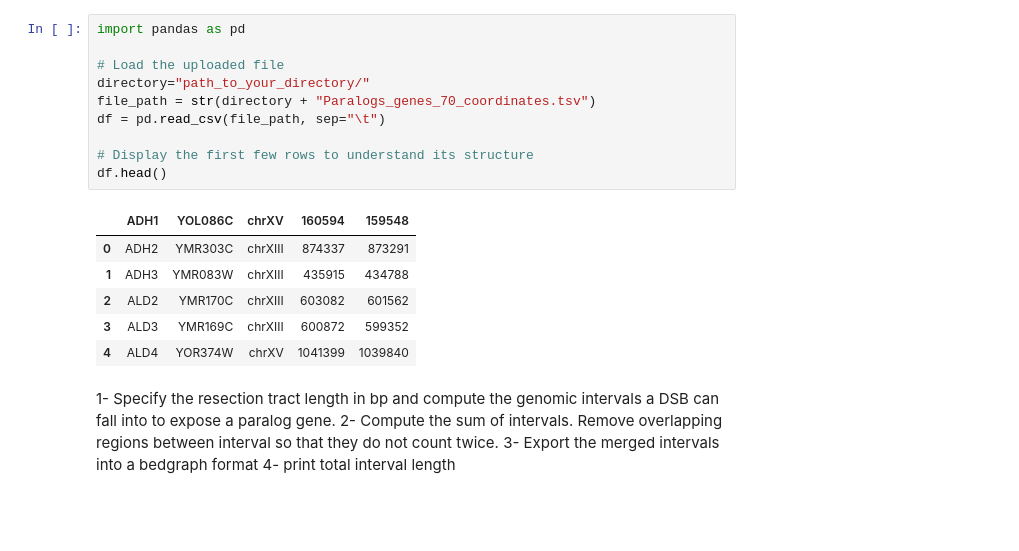
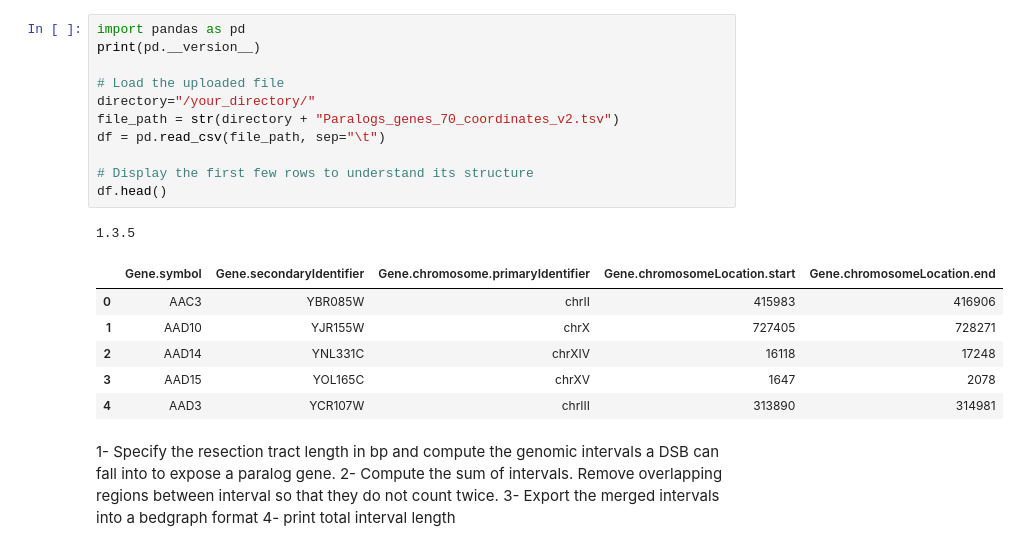
Before and after one commit to Piazzalab/Djeghmoum2025, a Jupyter notebook: Script_paralogs_resection.ipynb, the cells around one changed output. Saved outputs shown, nothing was run; the diff lists cells and outputs as text; blank space fills up the shorter version.

Commit message:
Add files via upload
Revised version of the scripts and input data

```diff
--- a/Script_paralogs_resection.ipynb
+++ b/Script_paralogs_resection.ipynb
@@ -1,20 +1,22 @@
 # %%
 import pandas as pd
+print(pd.__version__)
 
 # Load the uploaded file
-directory="path_to_your_directory/"
-file_path = str(directory + "Paralogs_genes_70_coordinates.tsv")
+directory="/your_directory/"
+file_path = str(directory + "Paralogs_genes_70_coordinates_v2.tsv")
 df = pd.read_csv(file_path, sep="\t")
 
 # Display the first few rows to understand its structure
 df.head()
 # %% [output]
+1.3.5
-|  | ADH1 | YOL086C | chrXV | 160594 | 159548 |
-| 0 | ADH2 | YMR303C | chrXIII | 874337 | 873291 |
-| 1 | ADH3 | YMR083W | chrXIII | 435915 | 434788 |
-| 2 | ALD2 | YMR170C | chrXIII | 603082 | 601562 |
-| 3 | ALD3 | YMR169C | chrXIII | 600872 | 599352 |
-| 4 | ALD4 | YOR374W | chrXV | 1041399 | 1039840 |
+|  | Gene.symbol | Gene.secondaryIdentifier | Gene.chromosome.primaryIdentifier | Gene.chromosomeLocation.start | Gene.chromosomeLocation.end |
+| 0 | AAC3 | YBR085W | chrII | 415983 | 416906 |
+| 1 | AAD10 | YJR155W | chrX | 727405 | 728271 |
+| 2 | AAD14 | YNL331C | chrXIV | 16118 | 17248 |
+| 3 | AAD15 | YOL165C | chrXV | 1647 | 2078 |
+| 4 | AAD3 | YCR107W | chrIII | 313890 | 314981 |
 # %% [markdown]
 1- Specify the resection tract length in bp and compute the genomic intervals a DSB can fall into to expose a paralog gene.
 2- Compute the sum of intervals. Remove overlapping regions between interval so that they do not count twice.
```
Also changed, not shown: parts of 1 cell of this notebook, 2 other files.
